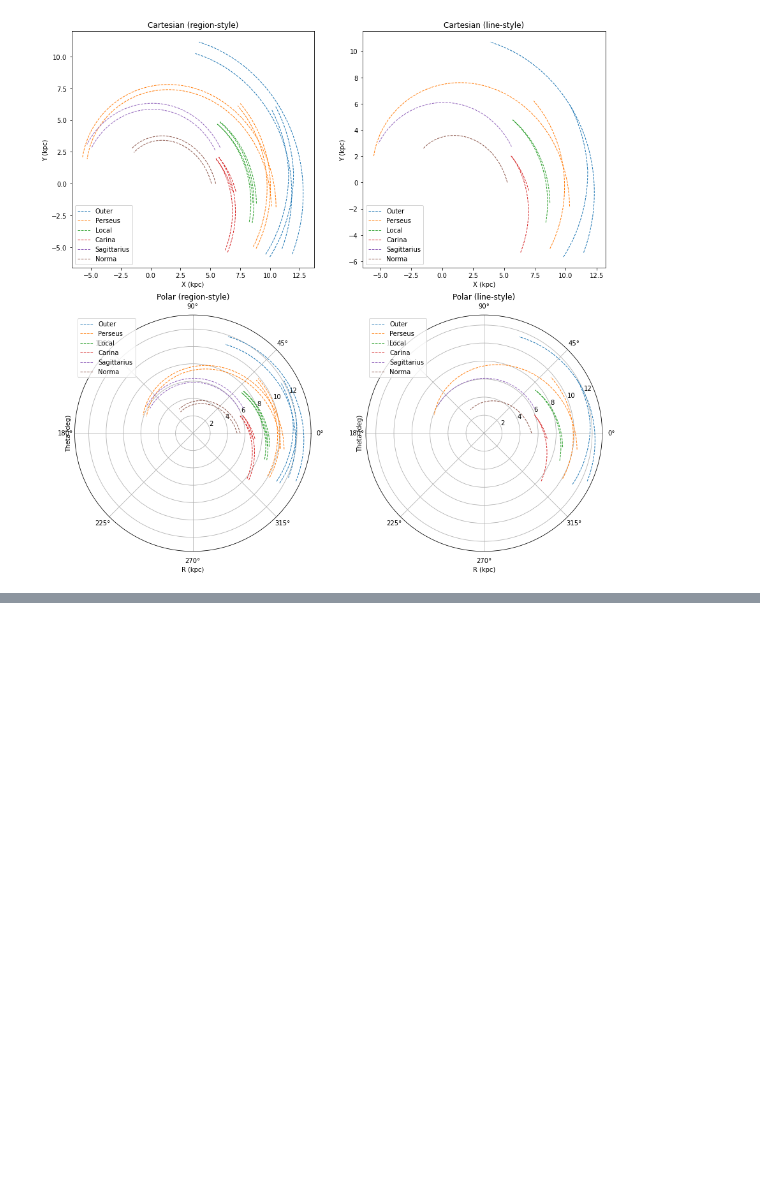
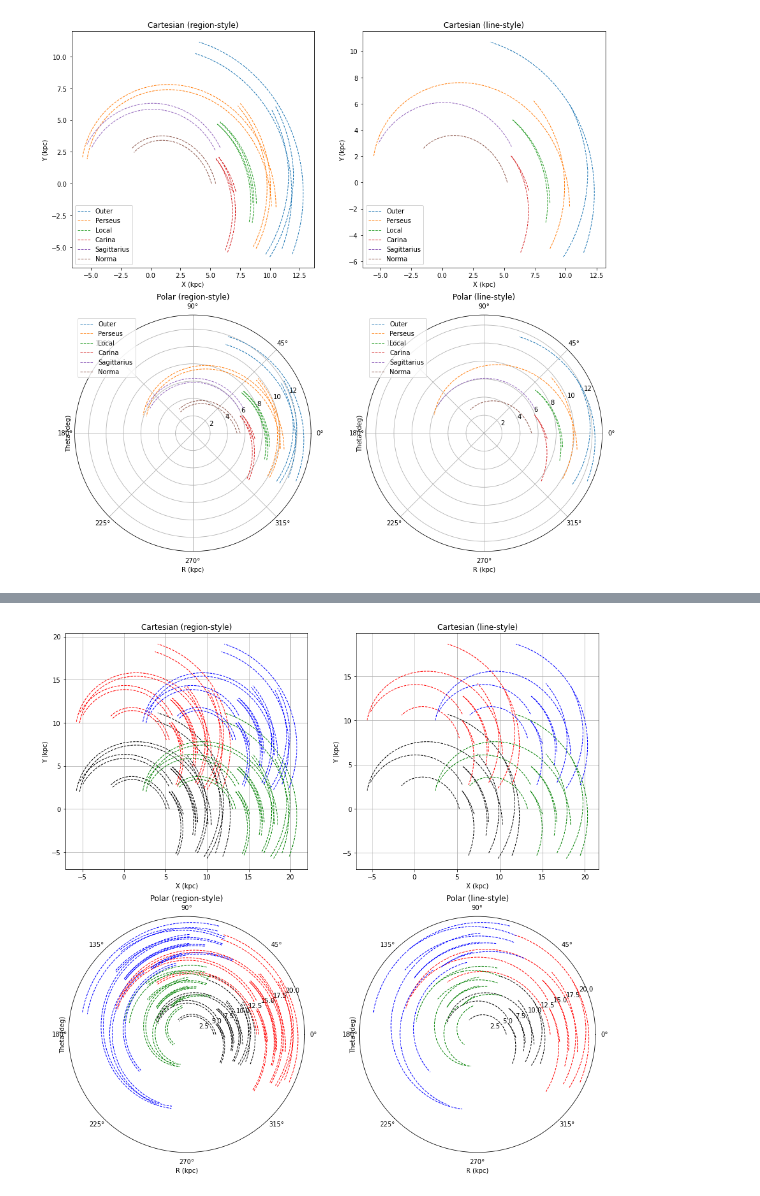
Before and after one commit to xiawenke/mwplotlib, a Jupyter notebook: example.ipynb, the cells around one changed output, grey strips where cells are left out. Cells and saved outputs as stored; diff of their text form; code cells hidden in the pictures; blank space fills up the shorter version.

Commit message:
v1.1.1 updated
[ADDED]
 - Using the offsets argument to shift the plot.

```diff
--- a/example.ipynb
+++ b/example.ipynb
@@ -173,0 +194,56 @@ You may ignore this warning if the argument is already present.
+# %%
+# You can use the offsets argument to shift the plot.
+# The unit of the offsets argument is agreed with the unit argument.
+# Here is an example.
+
+fig = plt.figure(figsize=(15, 15)) # Create a figure
+
+# First plot - Cartesian (region-style)
+ax1 = plt.subplot(221) # Create a subplot
+ax1 = MilkyWay.mw_plt(ax1) # Add the mwplotlib to the subplot
+ax1.set_title("Cartesian (region-style)") # Set the title of the subplot
+ax1.set_xlabel("X (kpc)") # Set the x-label of the subplot
+ax1.set_ylabel("Y (kpc)") # Set the y-label of the subplot
+ax1.MilkyWay.shape(plot_type="cartesian", style="region", lw=1, legend=False, offsets=[0, 0], color="black") # Milky Way without offsets
+ax1.MilkyWay.shape(plot_type="cartesian", style="region", lw=1, legend=False, offsets=[0, 8], color="red") # Milky Way with offsets 0 in x and 8 in y
+ax1.MilkyWay.shape(plot_type="cartesian", style="region", lw=1, legend=False, offsets=[8, 0], color="green") # Milky Way with offsets 8 in x and 0 in y
+ax1.MilkyWay.shape(plot_type="cartesian", style="region", lw=1, legend=False, offsets=[8, 8], color="blue") # Milky Way with offsets 8 in x and 8 in y
+ax1.grid() # Add grid
+
+# Second plot - Cartesian (line-style)
+ax2 = plt.subplot(222) # Create a subplot
+ax2 = MilkyWay.mw_plt(ax2) # Add the mwplotlib to the subplot
+ax2.set_title("Cartesian (line-style)") # Set the title of the subplot
+ax2.set_xlabel("X (kpc)") # Set the x-label of the subplot
+ax2.set_ylabel("Y (kpc)") # Set the y-label of the subplot
+ax2.MilkyWay.shape(plot_type="cartesian", style="line", lw=1, legend=False, offsets=[0, 0], color="black") # Milky Way without offsets
+ax2.MilkyWay.shape(plot_type="cartesian", style="line", lw=1, legend=False, offsets=[0, 8], color="red") # Milky Way with offsets 0 in x and 8 in y
+ax2.MilkyWay.shape(plot_type="cartesian", style="line", lw=1, legend=False, offsets=[8, 0], color="green") # Milky Way with offsets 8 in x and 0 in y
+ax2.MilkyWay.shape(plot_type="cartesian", style="line", lw=1, legend=False, offsets=[8, 8], color="blue") # Milky Way with offsets 8 in x and 8 in y
+ax2.grid() # Add grid
+
+# Third plot - Polar (region-style)
+ax3 = plt.subplot(223, projection='polar') # Create a subplot, IT IS IMPORTANT TO SPECIFY THE PROJECTION
+ax3 = MilkyWay.mw_plt(ax3) # Add the mwplotlib to the subplot
+ax3.set_title("Polar (region-style)") # Set the title of the subplot
+ax3.set_xlabel("R (kpc)") # Set the x-label of the subplot
+ax3.set_ylabel("Theta (deg)") # Set the y-label of the subplot
+ax3.MilkyWay.shape(plot_type="polar", style="region", lw=1, legend=False, offsets=[0, 0], color="black") # Milky Way without offsets
+ax3.MilkyWay.shape(plot_type="polar", style="region", lw=1, legend=False, offsets=[0, 8], color="red") # Milky Way with offsets 0 in theta and 8 in r
+ax3.MilkyWay.shape(plot_type="polar", style="region", lw=1, legend=False, offsets=[8, 0], color="green") # Milky Way with offsets 8 in theta and 0 in r
+ax3.MilkyWay.shape(plot_type="polar", style="region", lw=1, legend=False, offsets=[8, 8], color="blue") # Milky Way with offsets 8 in theta and 8 in r
+ax3.grid() # Add grid
+
+# Fourth plot - Polar (line-style)
+ax4 = plt.subplot(224, projection='polar') # Create a subplot, IT IS IMPORTANT TO SPECIFY THE PROJECTION
+ax4 = MilkyWay.mw_plt(ax4) # Add the mwplotlib to the subplot
+ax4.set_title("Polar (line-style)") # Set the title of the subplot
+ax4.set_xlabel("R (kpc)") # Set the x-label of the subplot
+ax4.set_ylabel("Theta (deg)") # Set the y-label of the subplot
+ax4.MilkyWay.shape(plot_type="polar", style="line", lw=1, legend=False, offsets=[0, 0], color="black") # Milky Way without offsets
+ax4.MilkyWay.shape(plot_type="polar", style="line", lw=1, legend=False, offsets=[0, 8], color="red") # Milky Way with offsets 0 in theta and 8 in r
+ax4.MilkyWay.shape(plot_type="polar", style="line", lw=1, legend=False, offsets=[8, 0], color="green") # Milky Way with offsets 8 in theta and 0 in r
+ax4.MilkyWay.shape(plot_type="polar", style="line", lw=1, legend=False, offsets=[8, 8], color="blue") # Milky Way with offsets 8 in theta and 8 in r
+# Be careful that the theta is in RADIAN
+ax4.grid() # Add grid
+# %% [output]
@@ -173,0 +266 @@ You may ignore this warning if the argument is already present.
+[figure, added]
```
Also changed, not shown: parts of 2 cells of this notebook, 2 other files.
